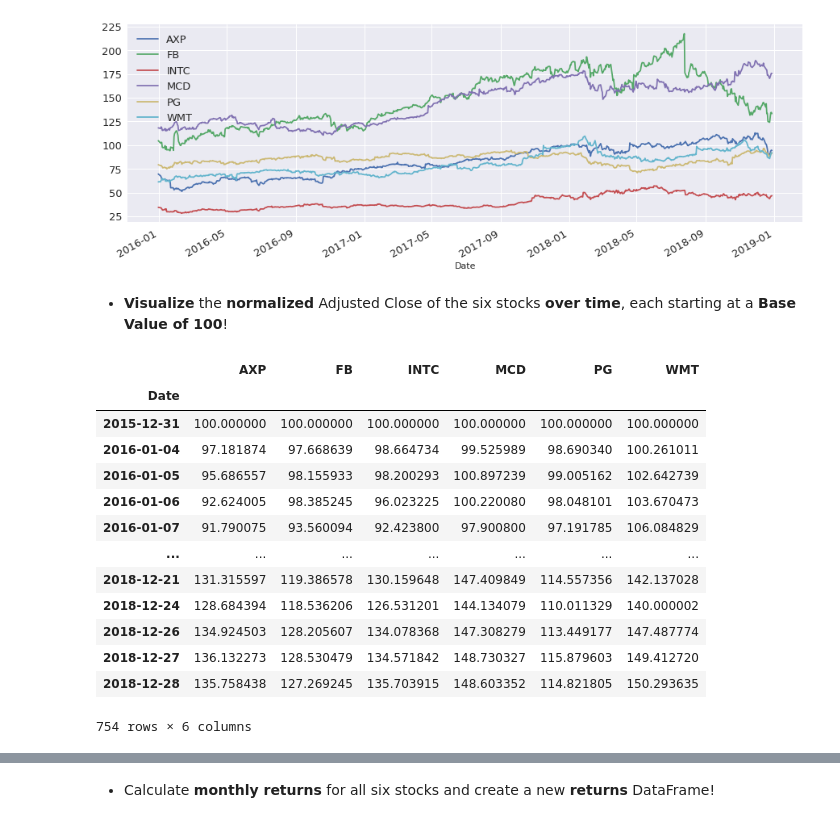
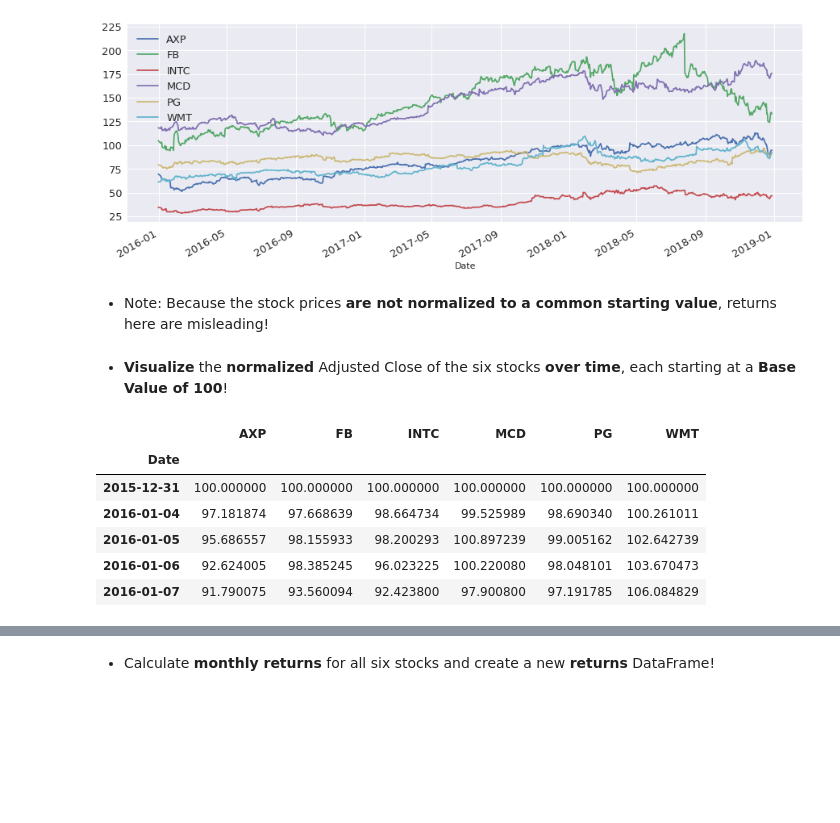
Before and after one commit to pianofreq/udemy-hagmann-course-1, a Jupyter notebook: Part_2/Exercises/Exercise_2.ipynb, the cells around one changed output, grey strips where cells are left out. Saved outputs shown, nothing was run; the diff lists cells and outputs as text; code cells hidden in the pictures; blank space fills up the shorter version.

```diff
--- a/Part_2/Exercises/Exercise_2.ipynb
+++ b/Part_2/Exercises/Exercise_2.ipynb
@@ -94,24 +63,19 @@ plt.legend(fontsize = 13)
 plt.show()
 # %% [output]
 [figure]
+# %% [markdown]
+- Note: Because the stock prices __are not normalized to a common starting value__, returns here are misleading!
 # %% [markdown]
 - __Visualize__ the __normalized__ Adjusted Close of the six stocks __over time__, each starting at a __Base Value of 100__!
 # %%
-norm = close.div(close.iloc[0]).mul(100)
-norm
+norm = close.div(close.iloc[0]).mul(100) #normalizing each stock to its own starting value in the dataset
+norm.head()
 # %% [output]
 |  | AXP | FB | INTC | MCD | PG | WMT |
 | Date |  |  |  |  |  |  |
 | 2015-12-31 | 100.000000 | 100.000000 | 100.000000 | 100.000000 | 100.000000 | 100.000000 |
 | 2016-01-04 | 97.181874 | 97.668639 | 98.664734 | 99.525989 | 98.690340 | 100.261011 |
 | 2016-01-05 | 95.686557 | 98.155933 | 98.200293 | 100.897239 | 99.005162 | 102.642739 |
 | 2016-01-06 | 92.624005 | 98.385245 | 96.023225 | 100.220080 | 98.048101 | 103.670473 |
 | 2016-01-07 | 91.790075 | 93.560094 | 92.423800 | 97.900800 | 97.191785 | 106.084829 |
-| ... | ... | ... | ... | ... | ... | ... |
-| 2018-12-21 | 131.315597 | 119.386578 | 130.159648 | 147.409849 | 114.557356 | 142.137028 |
-| 2018-12-24 | 128.684394 | 118.536206 | 126.531201 | 144.134079 | 110.011329 | 140.000002 |
-| 2018-12-26 | 134.924503 | 128.205607 | 134.078368 | 147.308279 | 113.449177 | 147.487774 |
-| 2018-12-27 | 136.132273 | 128.530479 | 134.571842 | 148.730327 | 115.879603 | 149.412720 |
-| 2018-12-28 | 135.758438 | 127.269245 | 135.703915 | 148.603352 | 114.821805 | 150.293635 |
-754 rows × 6 columns
 # %%
```
Also changed, not shown: parts of 11 cells of this notebook.
